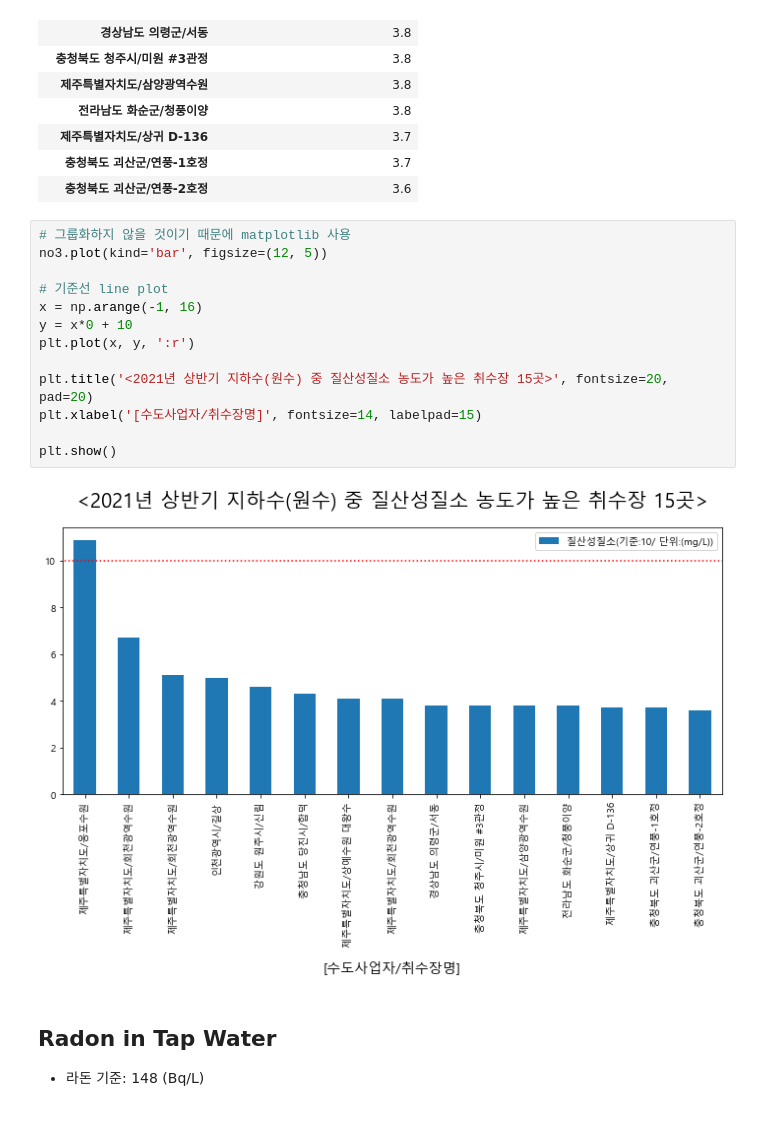
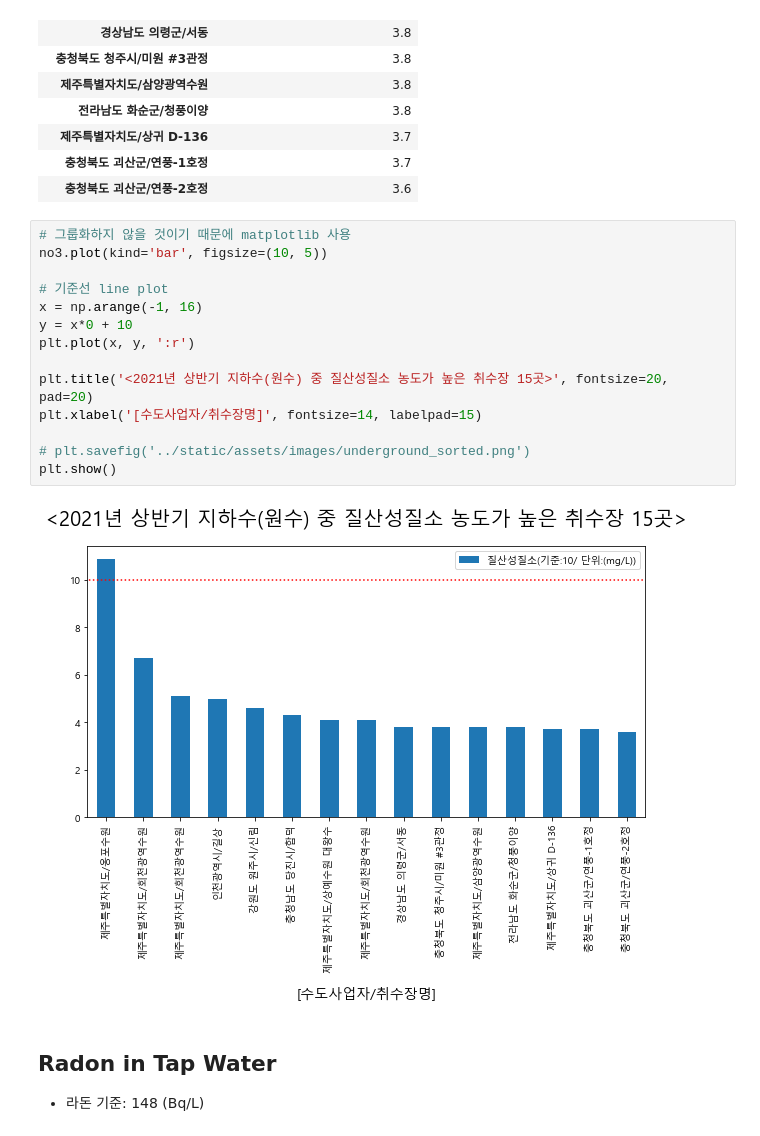
Before and after one commit to BreadFeet/K-water_project, a Jupyter notebook: myanalysis/03_Data_Analysis.ipynb, the cells around one changed output. Saved outputs shown, nothing was run; the diff lists cells and outputs as text.

```diff
--- a/myanalysis/03_Data_Analysis.ipynb
+++ b/myanalysis/03_Data_Analysis.ipynb
@@ -662,19 +666,20 @@ no3
 | 충청북도 괴산군/연풍-2호정 | 3.6 |
 # %%
 # 그룹화하지 않을 것이기 때문에 matplotlib 사용
-no3.plot(kind='bar', figsize=(12, 5))
+no3.plot(kind='bar', figsize=(10, 5))
 
 # 기준선 line plot
 x = np.arange(-1, 16)
 y = x*0 + 10
 plt.plot(x, y, ':r')
 
 plt.title('<2021년 상반기 지하수(원수) 중 질산성질소 농도가 높은 취수장 15곳>', fontsize=20, pad=20)
 plt.xlabel('[수도사업자/취수장명]', fontsize=14, labelpad=15)
 
+# plt.savefig('../static/assets/images/underground_sorted.png')
 plt.show()
 # %% [output]
-[figure, old version]
+[figure, new version]
 # %% [markdown]
 ## Radon in Tap Water
 * 라돈 기준: 148 (Bq/L)
```
Also changed, not shown: parts of 26 cells of this notebook, 15 other files.
